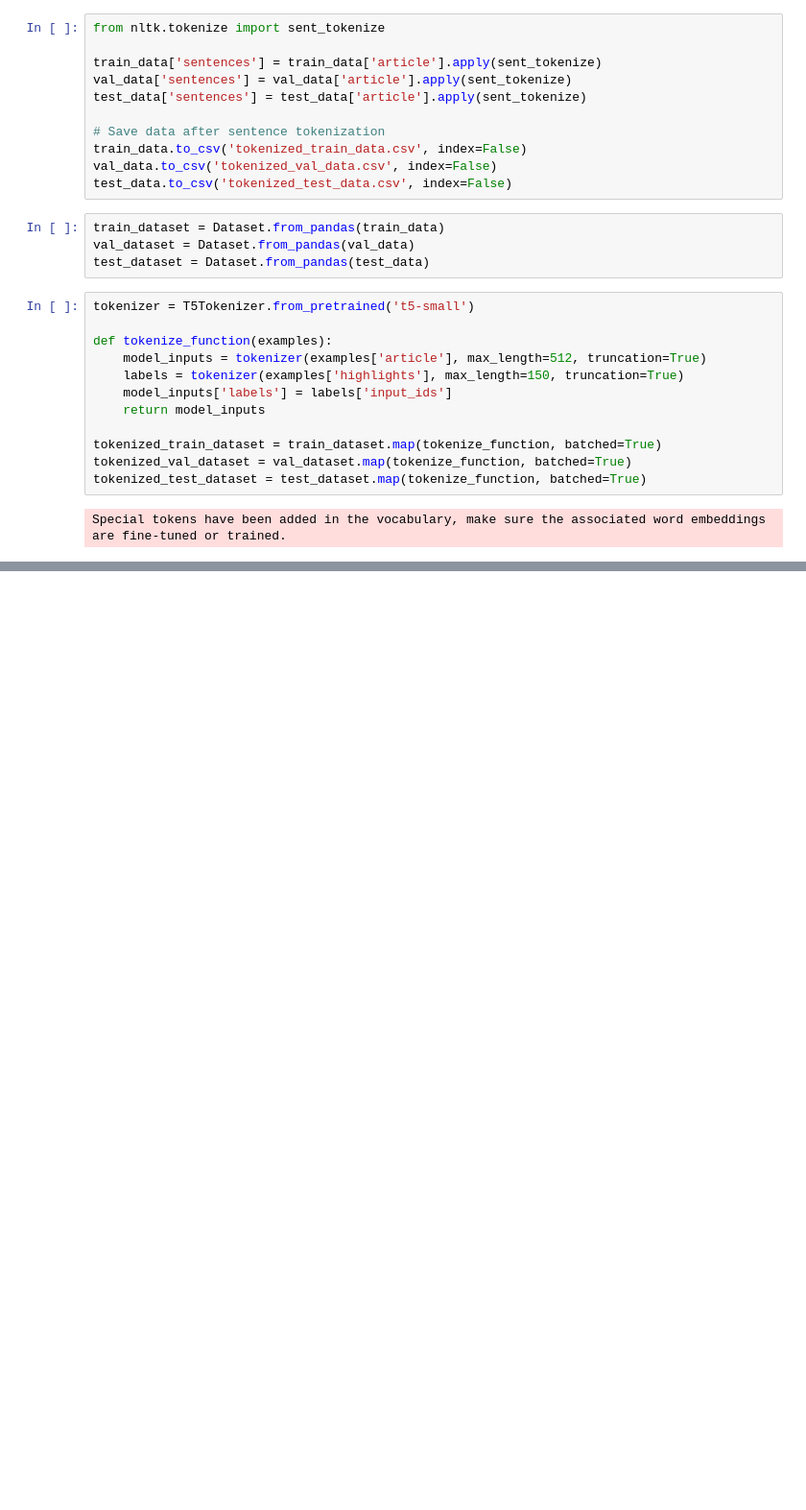
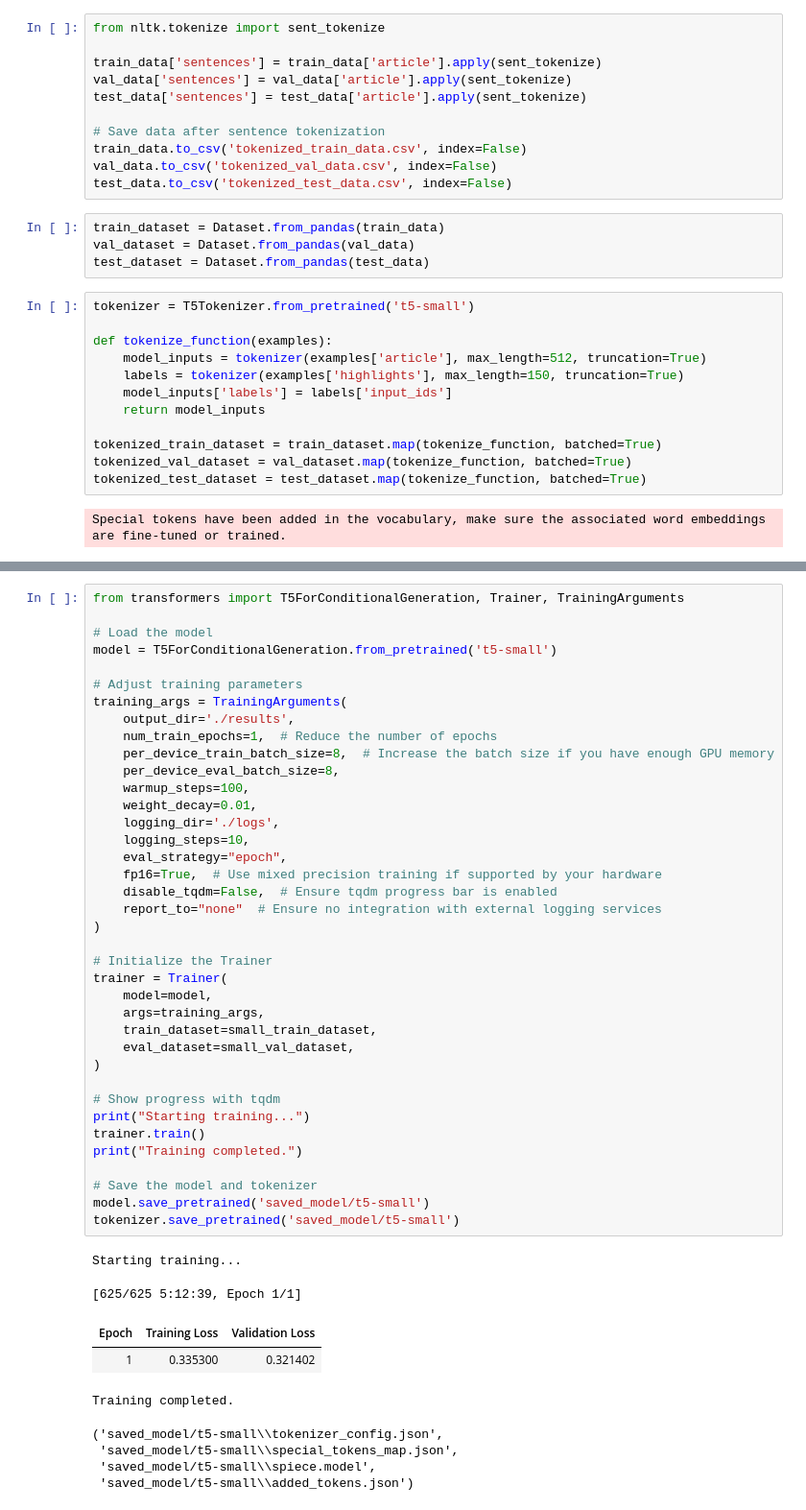
Before and after one commit to Beepeen78/news-summarizing-project, a Jupyter notebook: CombinedMapping.ipynb, the cells around one changed output, grey strips where cells are left out. Shown at 96% size. Drawn from its saved outputs; the diff is of its cells as text; blank space fills up the shorter version.

Commit message:
trained the model on T5-small for single epoch

```diff
--- a/CombinedMapping.ipynb
+++ b/CombinedMapping.ipynb
@@ -274,0 +483,48 @@ Special tokens have been added in the vocabulary, make sure the associated word
+# %%
+from transformers import T5ForConditionalGeneration, Trainer, TrainingArguments
+
+# Load the model
+model = T5ForConditionalGeneration.from_pretrained('t5-small')
+
+# Adjust training parameters
+training_args = TrainingArguments(
+    output_dir='./results',
+    num_train_epochs=1,  # Reduce the number of epochs
+    per_device_train_batch_size=8,  # Increase the batch size if you have enough GPU memory
+    per_device_eval_batch_size=8,
+    warmup_steps=100,
+    weight_decay=0.01,
+    logging_dir='./logs',
+    logging_steps=10,
+    eval_strategy="epoch",
+    fp16=True,  # Use mixed precision training if supported by your hardware
+    disable_tqdm=False,  # Ensure tqdm progress bar is enabled
+    report_to="none"  # Ensure no integration with external logging services
+)
+
+# Initialize the Trainer
+trainer = Trainer(
+    model=model,
+    args=training_args,
+    train_dataset=small_train_dataset,
+    eval_dataset=small_val_dataset,
+)
+
+# Show progress with tqdm
+print("Starting training...")
+trainer.train()
+print("Training completed.")
+
+# Save the model and tokenizer
+model.save_pretrained('saved_model/t5-small')
+tokenizer.save_pretrained('saved_model/t5-small')
+# %% [output]
+Starting training...
+[625/625 5:12:39, Epoch 1/1]
+| Epoch | Training Loss | Validation Loss |
+| 1 | 0.335300 | 0.321402 |
+Training completed.
+('saved_model/t5-small\\tokenizer_config.json',
+ 'saved_model/t5-small\\special_tokens_map.json',
+ 'saved_model/t5-small\\spiece.model',
+ 'saved_model/t5-small\\added_tokens.json')
```
Also changed, not shown: parts of 9 cells of this notebook.
